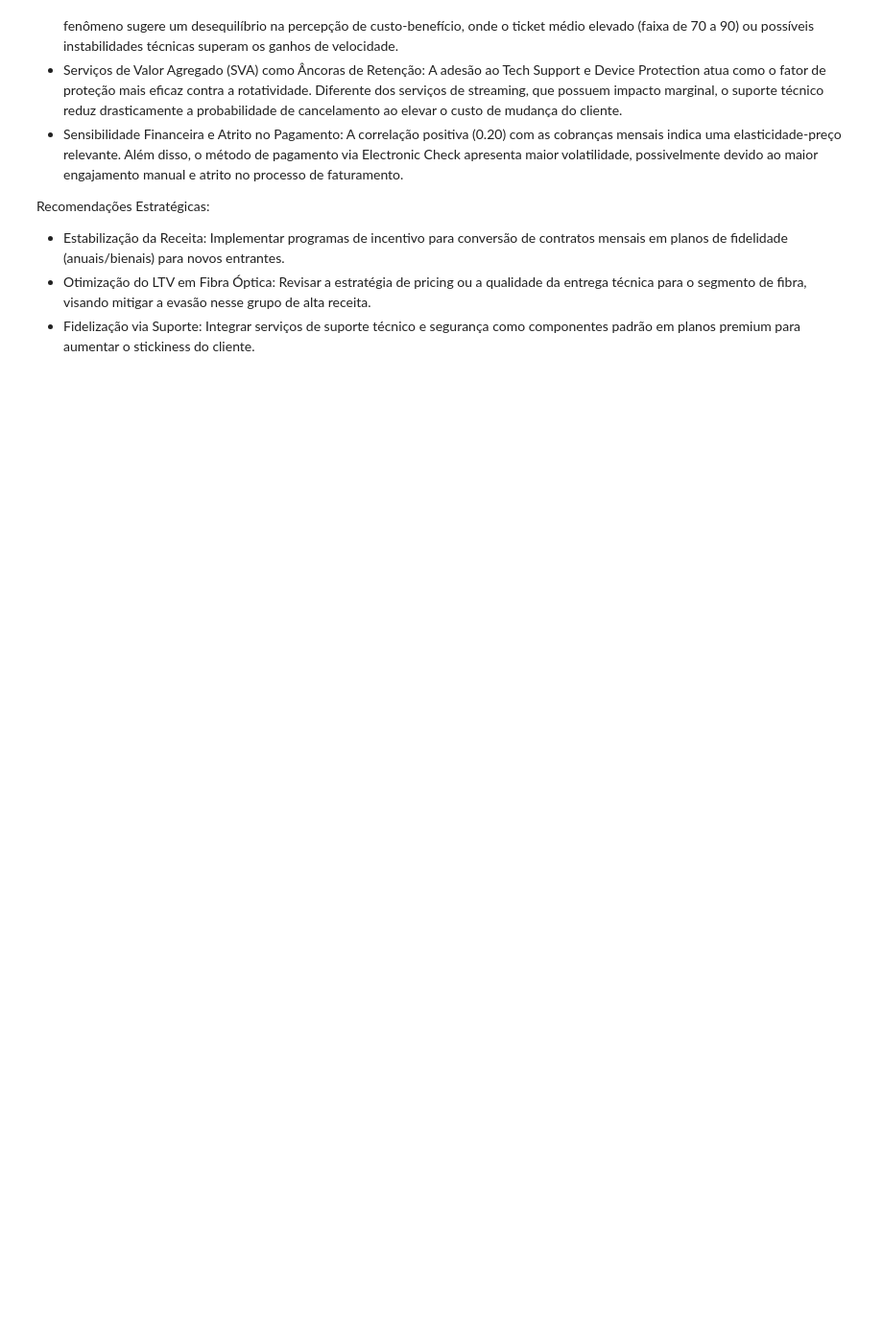
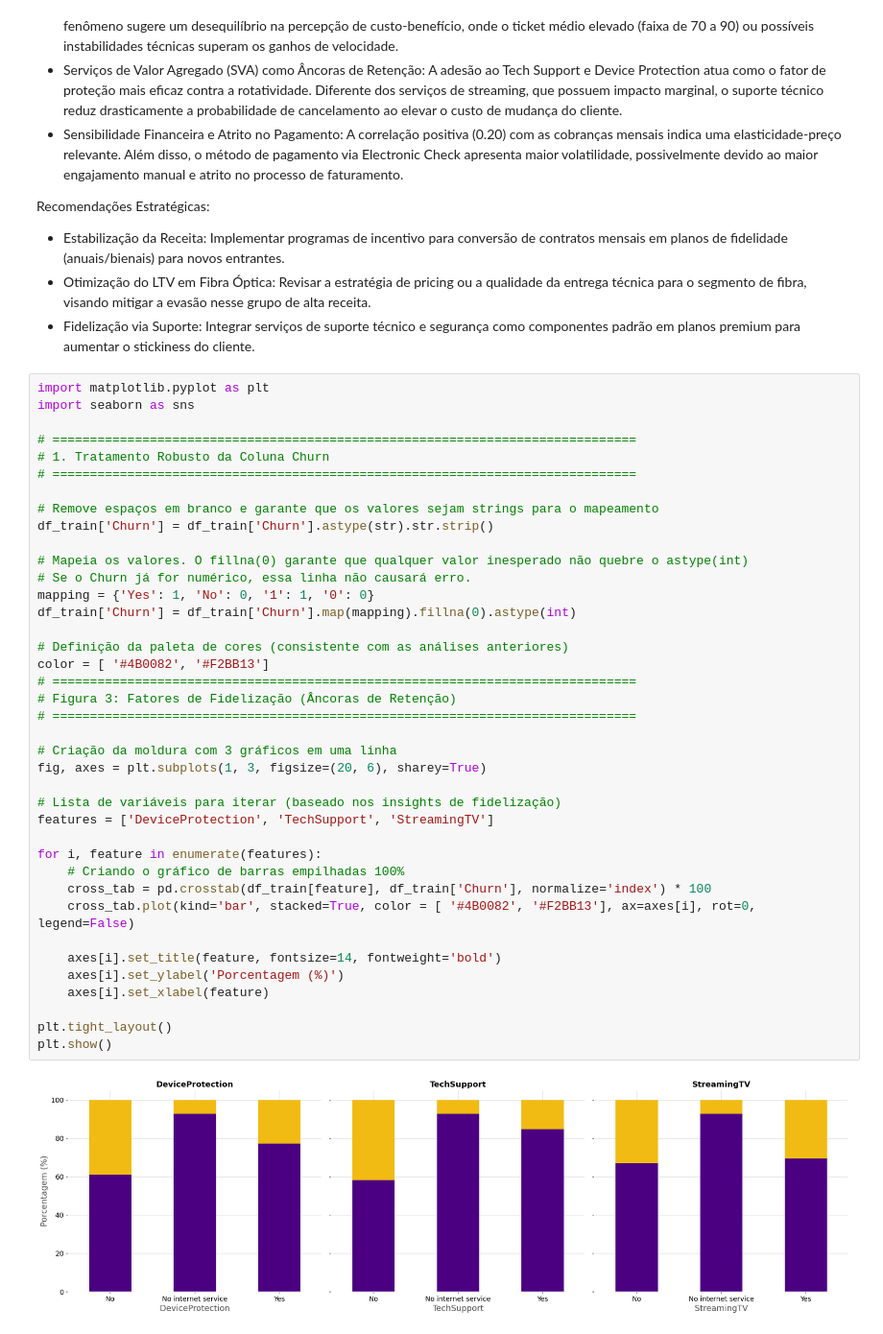
Before and after one commit to RebecaVBoas/Telco-Customer-Churn-Prediction, a Jupyter notebook: notebooks/EDA.ipynb, the cells around one changed output. Shown at 96% size. Cells and saved outputs as stored; diff of their text form; blank space fills up the shorter version.

```diff
--- a/notebooks/EDA.ipynb
+++ b/notebooks/EDA.ipynb
@@ -637,3 +636,44 @@ Recomendações Estratégicas:
 * Estabilização da Receita: Implementar programas de incentivo para conversão de contratos mensais em planos de fidelidade (anuais/bienais) para novos entrantes.
 * Otimização do LTV em Fibra Óptica: Revisar a estratégia de pricing ou a qualidade da entrega técnica para o segmento de fibra, visando mitigar a evasão nesse grupo de alta receita.
 * Fidelização via Suporte: Integrar serviços de suporte técnico e segurança como componentes padrão em planos premium para aumentar o stickiness do cliente.
+# %%
+import matplotlib.pyplot as plt
+import seaborn as sns
+
+# ==============================================================================
+# 1. Tratamento Robusto da Coluna Churn
+# ==============================================================================
+
+# Remove espaços em branco e garante que os valores sejam strings para o mapeamento
+df_train['Churn'] = df_train['Churn'].astype(str).str.strip()
+
+# Mapeia os valores. O fillna(0) garante que qualquer valor inesperado não quebre o astype(int)
+# Se o Churn já for numérico, essa linha não causará erro.
+mapping = {'Yes': 1, 'No': 0, '1': 1, '0': 0}
+df_train['Churn'] = df_train['Churn'].map(mapping).fillna(0).astype(int)
+
+# Definição da paleta de cores (consistente com as análises anteriores)
+color = [ '#4B0082', '#F2BB13']
+# ==============================================================================
+# Figura 3: Fatores de Fidelização (Âncoras de Retenção)
+# ==============================================================================
+
+# Criação da moldura com 3 gráficos em uma linha
+fig, axes = plt.subplots(1, 3, figsize=(20, 6), sharey=True)
+
+# Lista de variáveis para iterar (baseado nos insights de fidelização)
+features = ['DeviceProtection', 'TechSupport', 'StreamingTV']
+
+for i, feature in enumerate(features):
+    # Criando o gráfico de barras empilhadas 100%
+    cross_tab = pd.crosstab(df_train[feature], df_train['Churn'], normalize='index') * 100
+    cross_tab.plot(kind='bar', stacked=True, color = [ '#4B0082', '#F2BB13'], ax=axes[i], rot=0, legend=False)
+
+    axes[i].set_title(feature, fontsize=14, fontweight='bold')
+    axes[i].set_ylabel('Porcentagem (%)')
+    axes[i].set_xlabel(feature)
+
+plt.tight_layout()
+plt.show()
+# %% [output]
+[figure, added]
```
Also changed, not shown: parts of 2 cells of this notebook, 1 other file.
